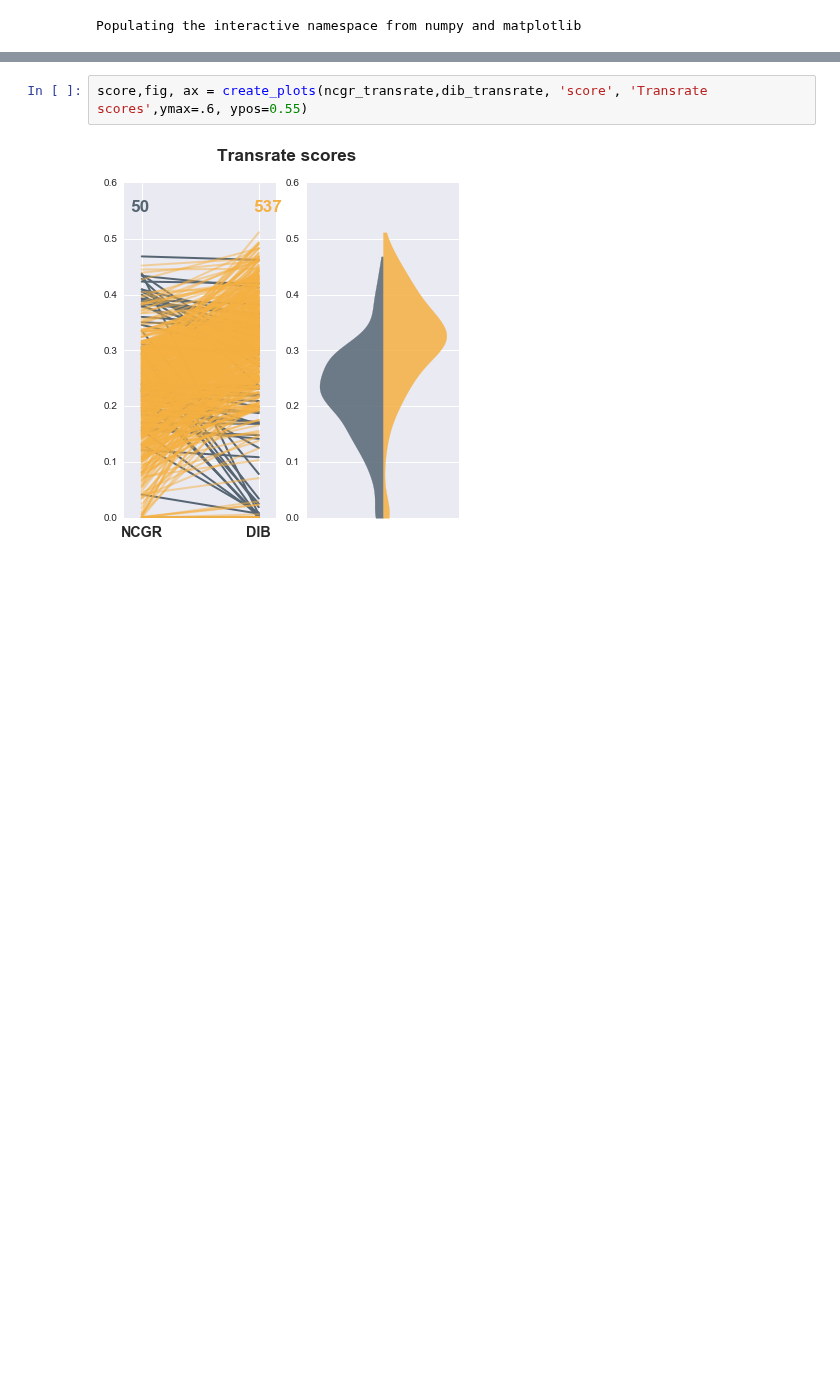
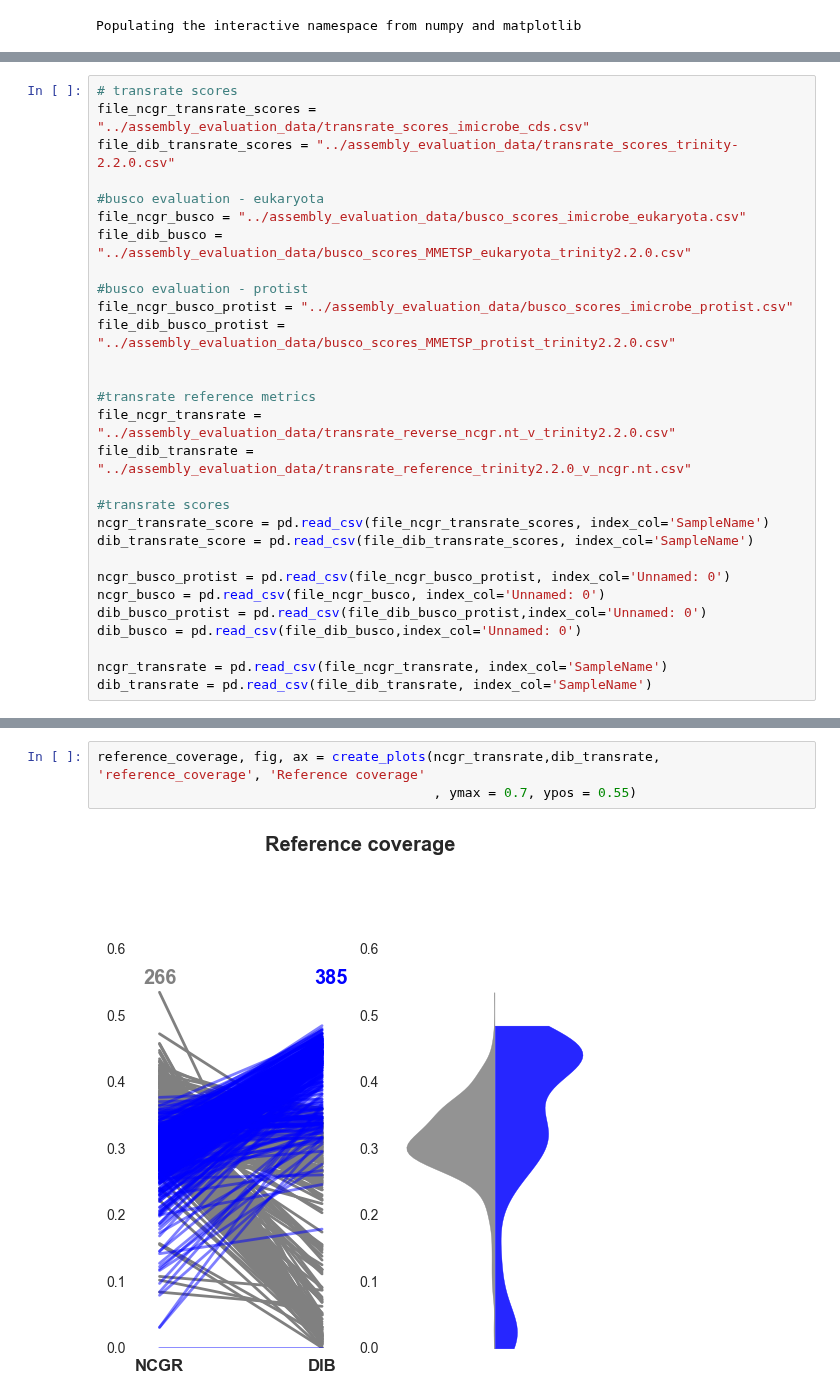
Before and after one commit to johnsolk/MMETSP, a Jupyter notebook: notebooks/transrate_scores_final.ipynb, the cells around one changed output, grey strips where cells are left out. Cells and saved outputs as stored; diff of their text form; blank space fills up the shorter version.

Commit message:
added Figures notebooks

```diff
--- a/notebooks/transrate_scores_final.ipynb
+++ b/notebooks/transrate_scores_final.ipynb
@@ -23,0 +11,29 @@ dib_transrate = pd.read_csv(file_dib_transrate_scores, index_col='SampleName')
+# %%
+# transrate scores
+file_ncgr_transrate_scores = "../assembly_evaluation_data/transrate_scores_imicrobe_cds.csv"
+file_dib_transrate_scores = "../assembly_evaluation_data/transrate_scores_trinity-2.2.0.csv"
+
+#busco evaluation - eukaryota
+file_ncgr_busco = "../assembly_evaluation_data/busco_scores_imicrobe_eukaryota.csv"
+file_dib_busco = "../assembly_evaluation_data/busco_scores_MMETSP_eukaryota_trinity2.2.0.csv"
+
+#busco evaluation - protist
+file_ncgr_busco_protist = "../assembly_evaluation_data/busco_scores_imicrobe_protist.csv"
+file_dib_busco_protist = "../assembly_evaluation_data/busco_scores_MMETSP_protist_trinity2.2.0.csv"
+
+
+#transrate reference metrics
+file_ncgr_transrate = "../assembly_evaluation_data/transrate_reverse_ncgr.nt_v_trinity2.2.0.csv"
+file_dib_transrate = "../assembly_evaluation_data/transrate_reference_trinity2.2.0_v_ncgr.nt.csv"
+
+#transrate scores
+ncgr_transrate_score = pd.read_csv(file_ncgr_transrate_scores, index_col='SampleName')
+dib_transrate_score = pd.read_csv(file_dib_transrate_scores, index_col='SampleName')
+
+ncgr_busco_protist = pd.read_csv(file_ncgr_busco_protist, index_col='Unnamed: 0')
+ncgr_busco = pd.read_csv(file_ncgr_busco, index_col='Unnamed: 0')
+dib_busco_protist = pd.read_csv(file_dib_busco_protist,index_col='Unnamed: 0')
+dib_busco = pd.read_csv(file_dib_busco,index_col='Unnamed: 0')
+
+ncgr_transrate = pd.read_csv(file_ncgr_transrate, index_col='SampleName')
+dib_transrate = pd.read_csv(file_dib_transrate, index_col='SampleName')
@@ -141,4 +247,5 @@ def create_plots(df1, df2, column, col_title, df1name = 'NCGR', df2name = 'DIB',
 # %%
-score,fig, ax = create_plots(ncgr_transrate,dib_transrate, 'score', 'Transrate scores',ymax=.6, ypos=0.55)
+reference_coverage, fig, ax = create_plots(ncgr_transrate,dib_transrate, 'reference_coverage', 'Reference coverage'
+                                           , ymax = 0.7, ypos = 0.55)
 # %% [output]
-[figure, old version]
+[figure, new version]
```
Also changed, not shown: parts of 25 cells of this notebook, 22 other files.
